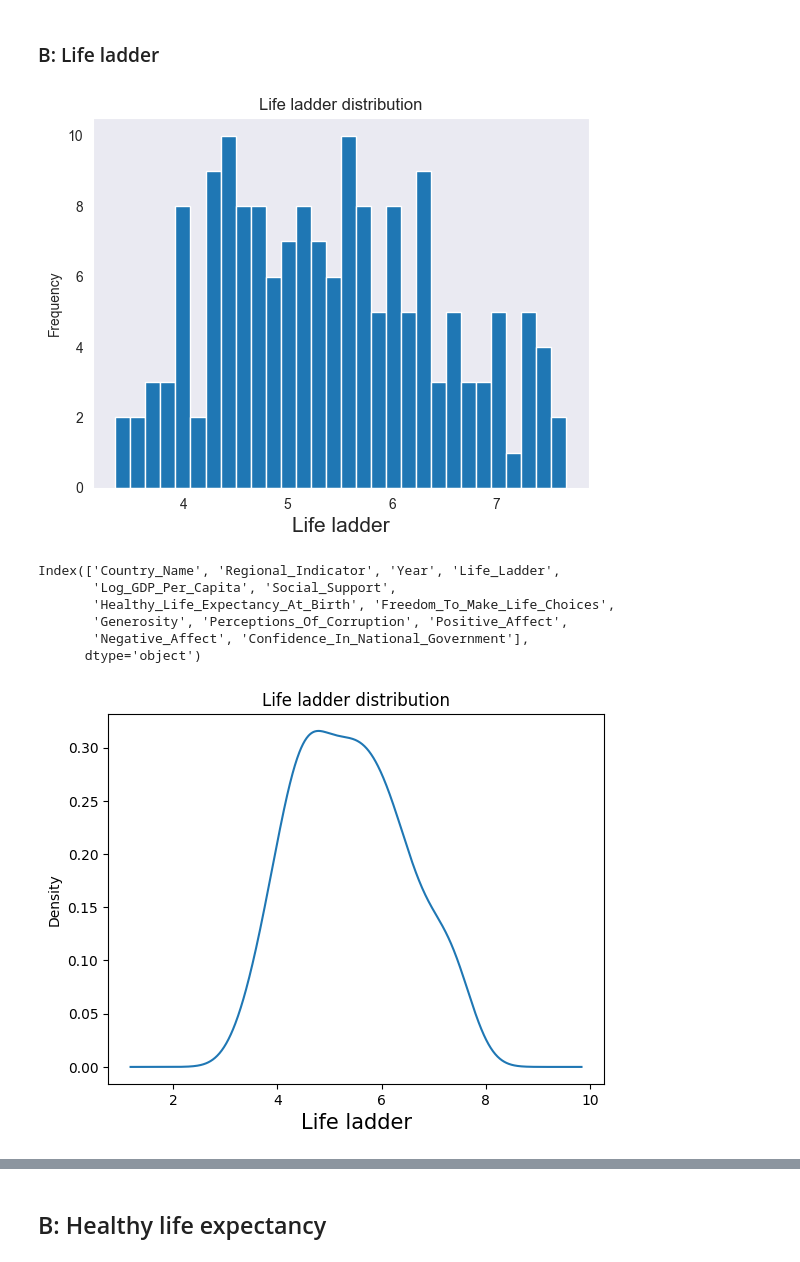
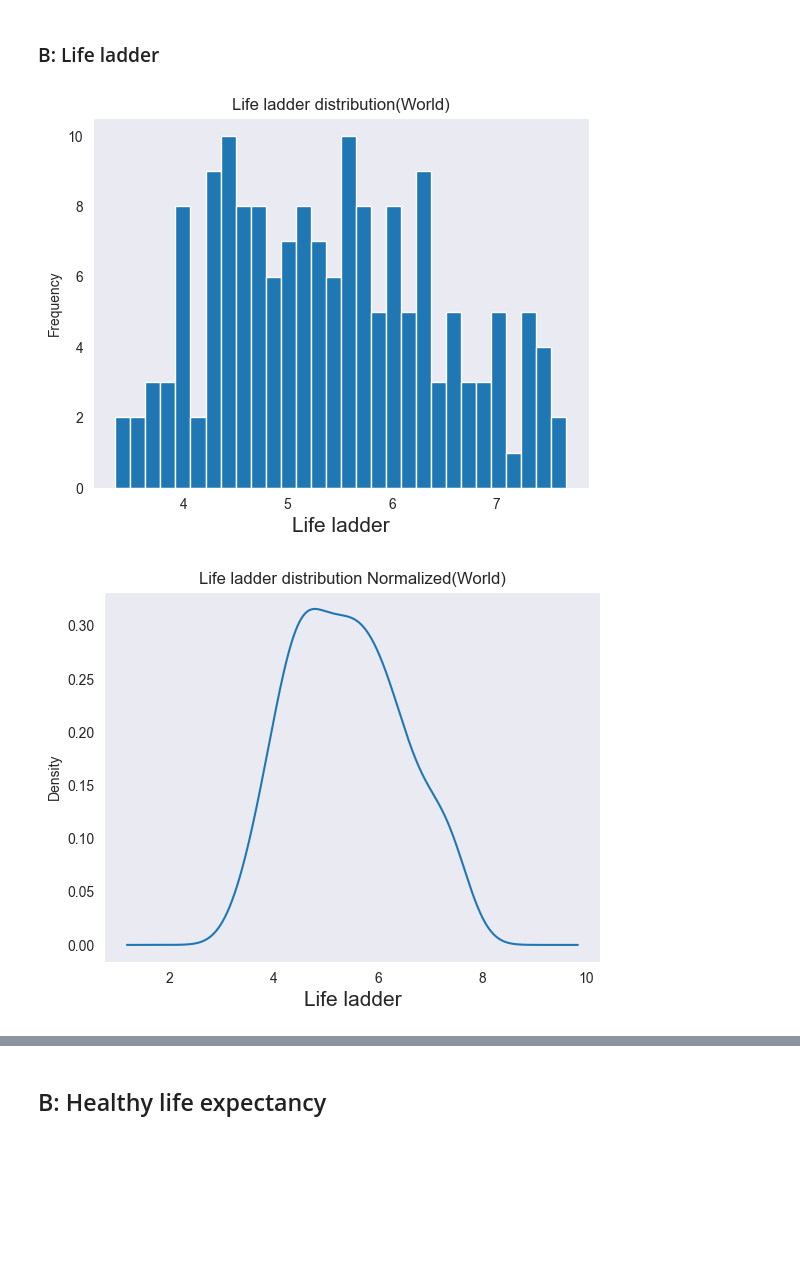
Before and after one commit to noob-noob1/Happiness-report, a Jupyter notebook: EDA.ipynb, the cells around one changed output, grey strips where cells are left out. Saved outputs shown, nothing was run; the diff lists cells and outputs as text; code cells hidden in the pictures; blank space fills up the shorter version.

```diff
--- a/EDA.ipynb
+++ b/EDA.ipynb
@@ -67,21 +67,12 @@ fig = sns.regplot(data = life_ladder_year, x = 'Year', y = 'Perceptions_Of_Corru
 # %% [markdown]
 ### B: Life ladder
 # %%
-ax= World_happiness_avg.Life_Ladder.plot(kind="hist", bins=30, title= "Life ladder distribution");
+ax= World_happiness_avg.Life_Ladder.plot(kind="hist", bins=30, title= "Life ladder distribution(World)");
 ax.set_xlabel("Life ladder",fontdict={"size": 15});
 # %% [output]
-[figure, old version]
+[figure, new version]
-# %%
-World_happiness.columns
-# %% [output]
-Index(['Country_Name', 'Regional_Indicator', 'Year', 'Life_Ladder',
-       'Log_GDP_Per_Capita', 'Social_Support',
-       'Healthy_Life_Expectancy_At_Birth', 'Freedom_To_Make_Life_Choices',
-       'Generosity', 'Perceptions_Of_Corruption', 'Positive_Affect',
-       'Negative_Affect', 'Confidence_In_National_Government'],
-      dtype='object')
 # %%
-ax= World_happiness_avg.Life_Ladder.plot(kind="kde", title= "Life ladder distribution");
+ax= World_happiness_avg.Life_Ladder.plot(kind="kde", title= "Life ladder distribution Normalized(World)");
 ax.set_xlabel("Life ladder",fontdict={"size": 15});
 # %% [output]
-[figure, old version]
+[figure, new version]
```
Also changed, not shown: parts of 25 cells of this notebook.
